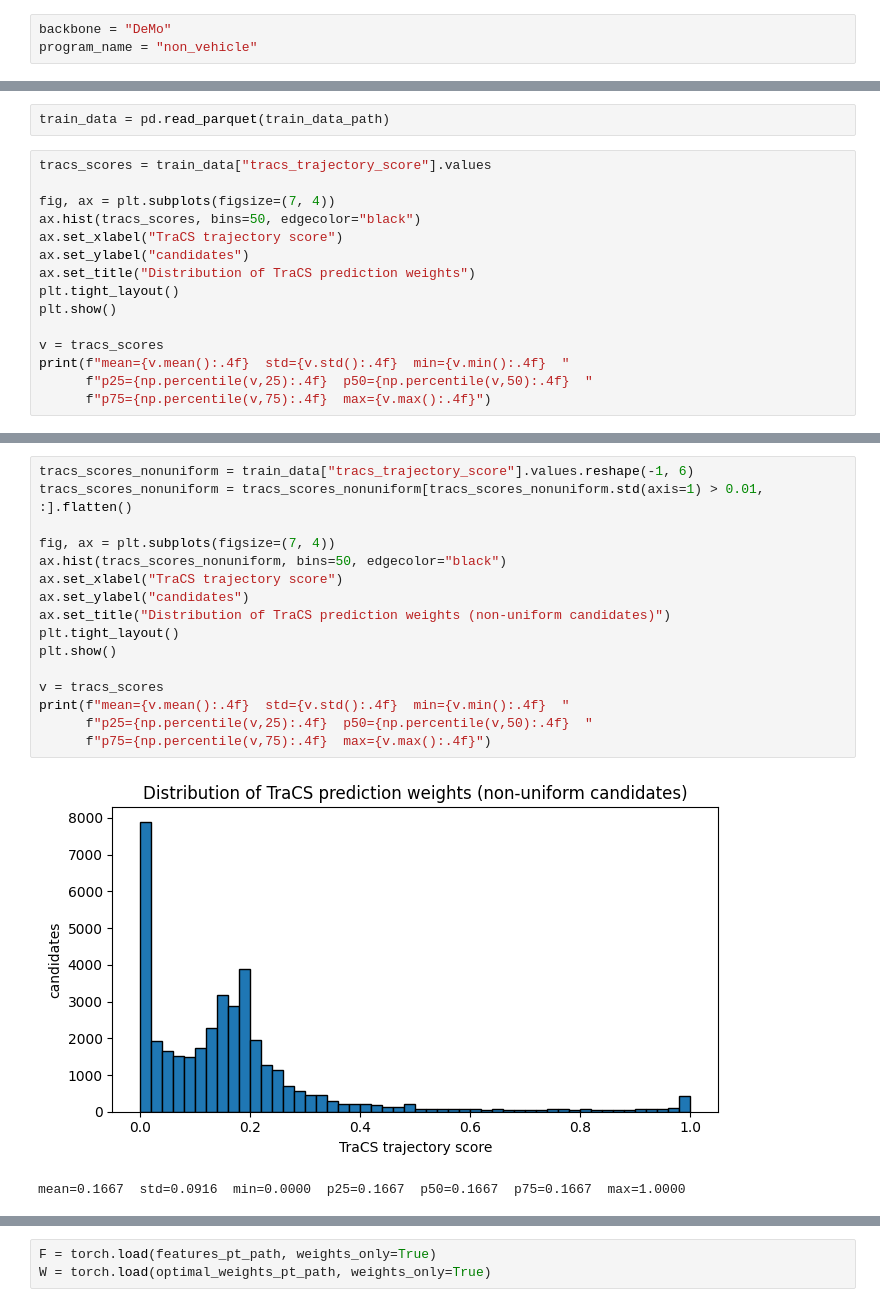
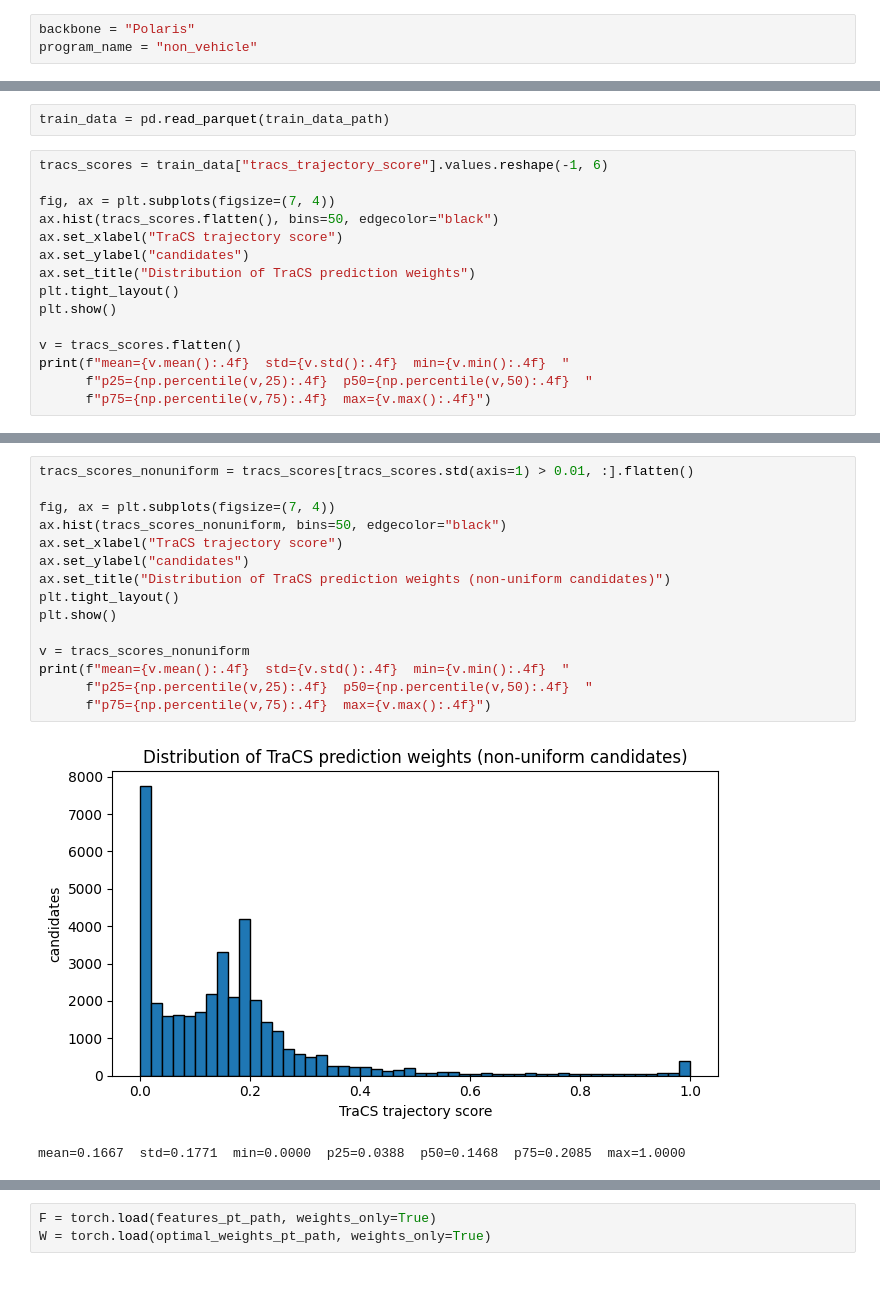
Before and after one commit to simon-kohaut/TraCS, a Jupyter notebook: examples/tracs_train.ipynb, the cells around one changed output, grey strips where cells are left out. Drawn from its saved outputs; the diff is of its cells as text.

```diff
--- a/examples/tracs_train.ipynb
+++ b/examples/tracs_train.ipynb
@@ -14,7 +14,7 @@ from torch import nn
 # %% [markdown]
 ## Load data
 # %%
-backbone = "DeMo"
+backbone = "Polaris"
 program_name = "non_vehicle"
 # %%
 data_root = Path("../data")
@@ -114,17 +167,17 @@ def optimal_weights_grid(log_tracs_scores, log_backbone_scores, predicted_tracks
 # %%
 train_data = pd.read_parquet(train_data_path)
 # %%
-tracs_scores = train_data["tracs_trajectory_score"].values
+tracs_scores = train_data["tracs_trajectory_score"].values.reshape(-1, 6)
 
 fig, ax = plt.subplots(figsize=(7, 4))
-ax.hist(tracs_scores, bins=50, edgecolor="black")
+ax.hist(tracs_scores.flatten(), bins=50, edgecolor="black")
 ax.set_xlabel("TraCS trajectory score")
 ax.set_ylabel("candidates")
 ax.set_title("Distribution of TraCS prediction weights")
 plt.tight_layout()
 plt.show()
 
-v = tracs_scores
+v = tracs_scores.flatten()
 print(f"mean={v.mean():.4f}  std={v.std():.4f}  min={v.min():.4f}  "
       f"p25={np.percentile(v,25):.4f}  p50={np.percentile(v,50):.4f}  "
       f"p75={np.percentile(v,75):.4f}  max={v.max():.4f}")
@@ -134,19 +187,18 @@ mean=0.1667  std=0.0916  min=0.0000  p25=0.1667  p50=0.1667  p75=0.1667  max=1.0
 # %%
-tracs_scores_nonuniform = train_data["tracs_trajectory_score"].values.reshape(-1, 6)
-tracs_scores_nonuniform = tracs_scores_nonuniform[tracs_scores_nonuniform.std(axis=1) > 0.01, :].flatten()
+tracs_scores_nonuniform = tracs_scores[tracs_scores.std(axis=1) > 0.01, :].flatten()
 
 fig, ax = plt.subplots(figsize=(7, 4))
 ax.hist(tracs_scores_nonuniform, bins=50, edgecolor="black")
 ax.set_xlabel("TraCS trajectory score")
 ax.set_ylabel("candidates")
 ax.set_title("Distribution of TraCS prediction weights (non-uniform candidates)")
 plt.tight_layout()
 plt.show()
 
-v = tracs_scores
+v = tracs_scores_nonuniform
 print(f"mean={v.mean():.4f}  std={v.std():.4f}  min={v.min():.4f}  "
       f"p25={np.percentile(v,25):.4f}  p50={np.percentile(v,50):.4f}  "
       f"p75={np.percentile(v,75):.4f}  max={v.max():.4f}")
 # %% [output]
-[figure, old version]
+[figure, new version]
-mean=0.1667  std=0.0916  min=0.0000  p25=0.1667  p50=0.1667  p75=0.1667  max=1.0000
+mean=0.1667  std=0.1771  min=0.0000  p25=0.0388  p50=0.1468  p75=0.2085  max=1.0000
```
Also changed, not shown: parts of 16 cells of this notebook, 1 other file.
